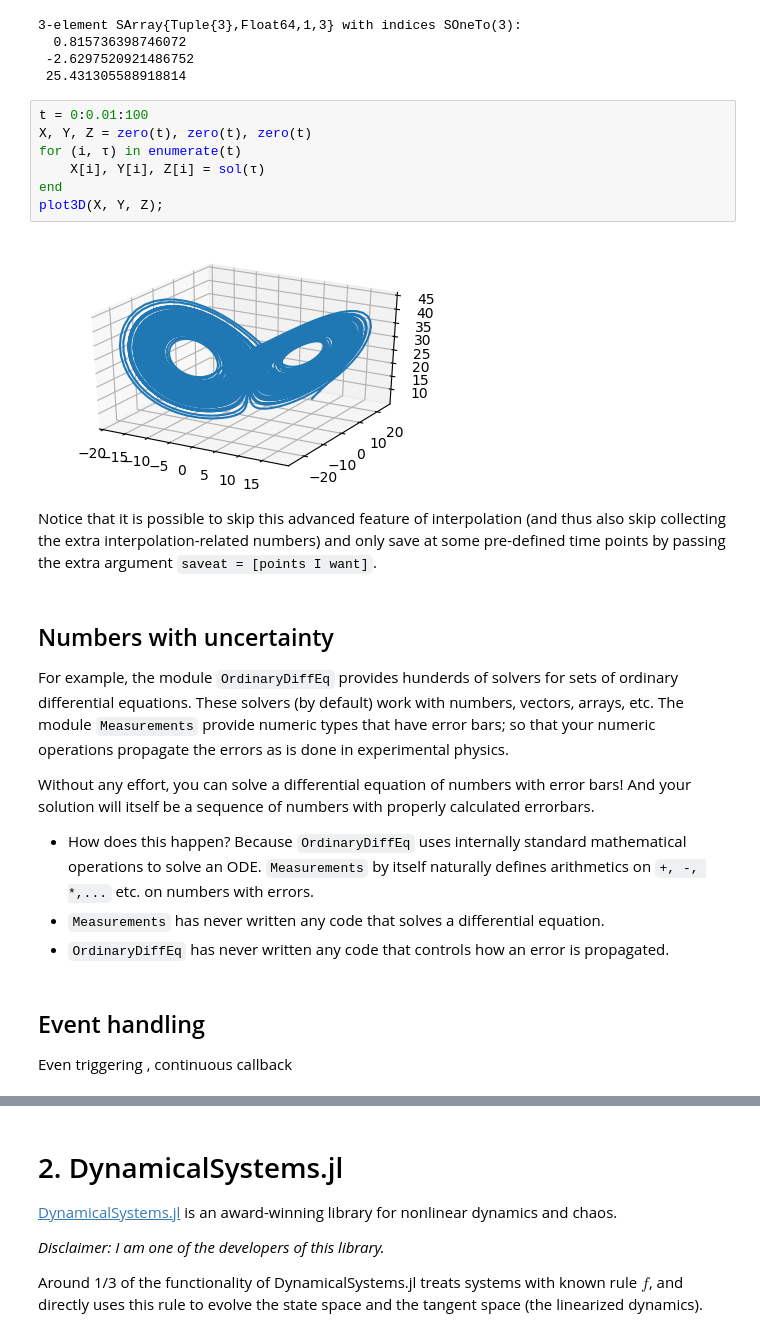
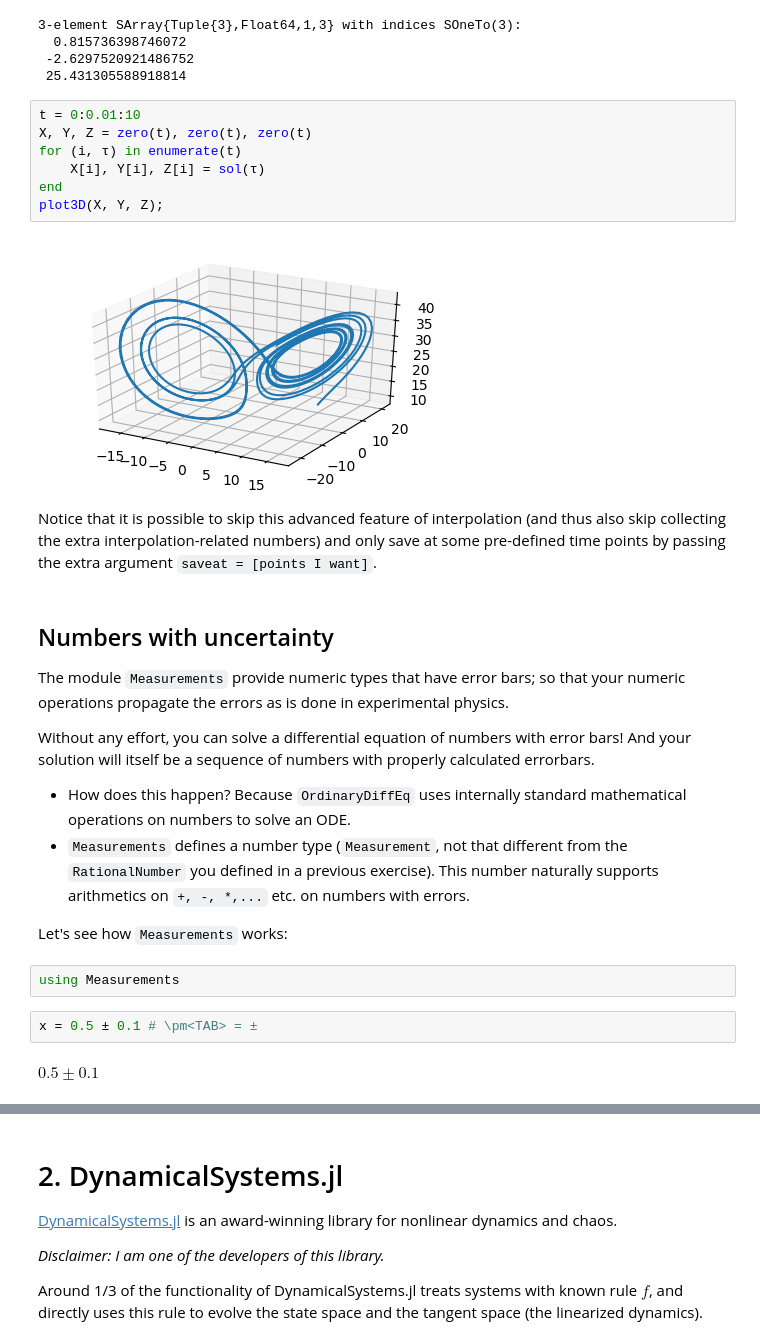
Before and after one commit to Datseris/Zero2Hero-JuliaWorkshop, a Jupyter notebook: 3-Ecosystem.ipynb, the cells around one changed output, grey strips where cells are left out. Saved outputs shown, nothing was run; the diff lists cells and outputs as text.

```diff
--- a/3-Ecosystem.ipynb
+++ b/3-Ecosystem.ipynb
@@ -151,27 +151,30 @@ sol(5.6)
  -2.6297520921486752
  25.431305588918814
 # %%
-t = 0:0.01:100
+t = 0:0.01:10
 X, Y, Z = zero(t), zero(t), zero(t)
 for (i, τ) in enumerate(t)
     X[i], Y[i], Z[i] = sol(τ)
 end
 plot3D(X, Y, Z);
 # %% [output]
-[figure, old version]
+[figure, new version]
 # %% [markdown]
 Notice that it is possible to skip this advanced feature of interpolation (and thus also skip collecting the extra interpolation-related numbers) and only save at some pre-defined time points by passing the extra argument `saveat = [points I want]`.
 # %% [markdown]
 ## Numbers with uncertainty
 
-For example, the module `OrdinaryDiffEq` provides hunderds of solvers for sets of ordinary differential equations. These solvers (by default) work with numbers, vectors, arrays, etc. The module `Measurements` provide numeric types that have error bars; so that your numeric operations propagate the errors as is done in experimental physics.
+The module `Measurements` provide numeric types that have error bars; so that your numeric operations propagate the errors as is done in experimental physics.
 
 Without any effort, you can solve a differential equation of numbers with error bars! And your solution will itself be a sequence of numbers with properly calculated errorbars.
 
-* How does this happen? Because `OrdinaryDiffEq` uses internally standard mathematical operations to solve an ODE. `Measurements` by itself naturally defines arithmetics on `+, -, *,...` etc. on numbers with errors.
-* `Measurements` has never written any code that solves a differential equation.
-* `OrdinaryDiffEq` has never written any code that controls how an error is propagated.
+* How does this happen? Because `OrdinaryDiffEq` uses internally standard mathematical operations on numbers to solve an ODE.
+* `Measurements` defines a number type (`Measurement`, not that different from the `RationalNumber` you defined in a previous exercise). This number naturally supports arithmetics on `+, -, *,...` etc. on numbers with errors.
+
+Let's see how `Measurements` works:
-# %% [markdown]
-## Event handling
-
-Even triggering , continuous callback
+# %%
+using Measurements
+# %%
+x = 0.5 ± 0.1 # \pm<TAB> = ±
+# %% [output]
+$0.5 \pm 0.1$
```
Also changed, not shown: parts of 52 cells of this notebook, 1 other file.
